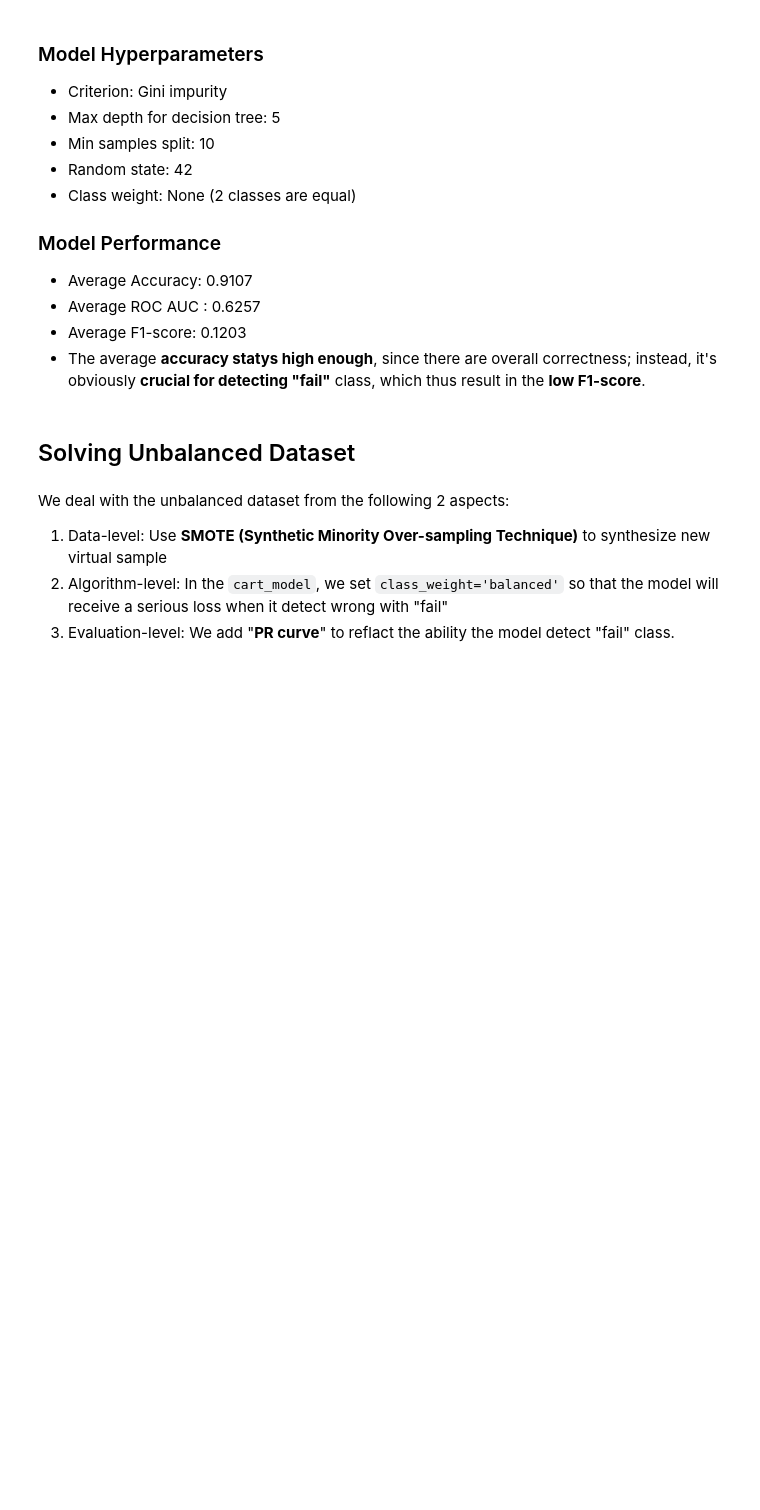
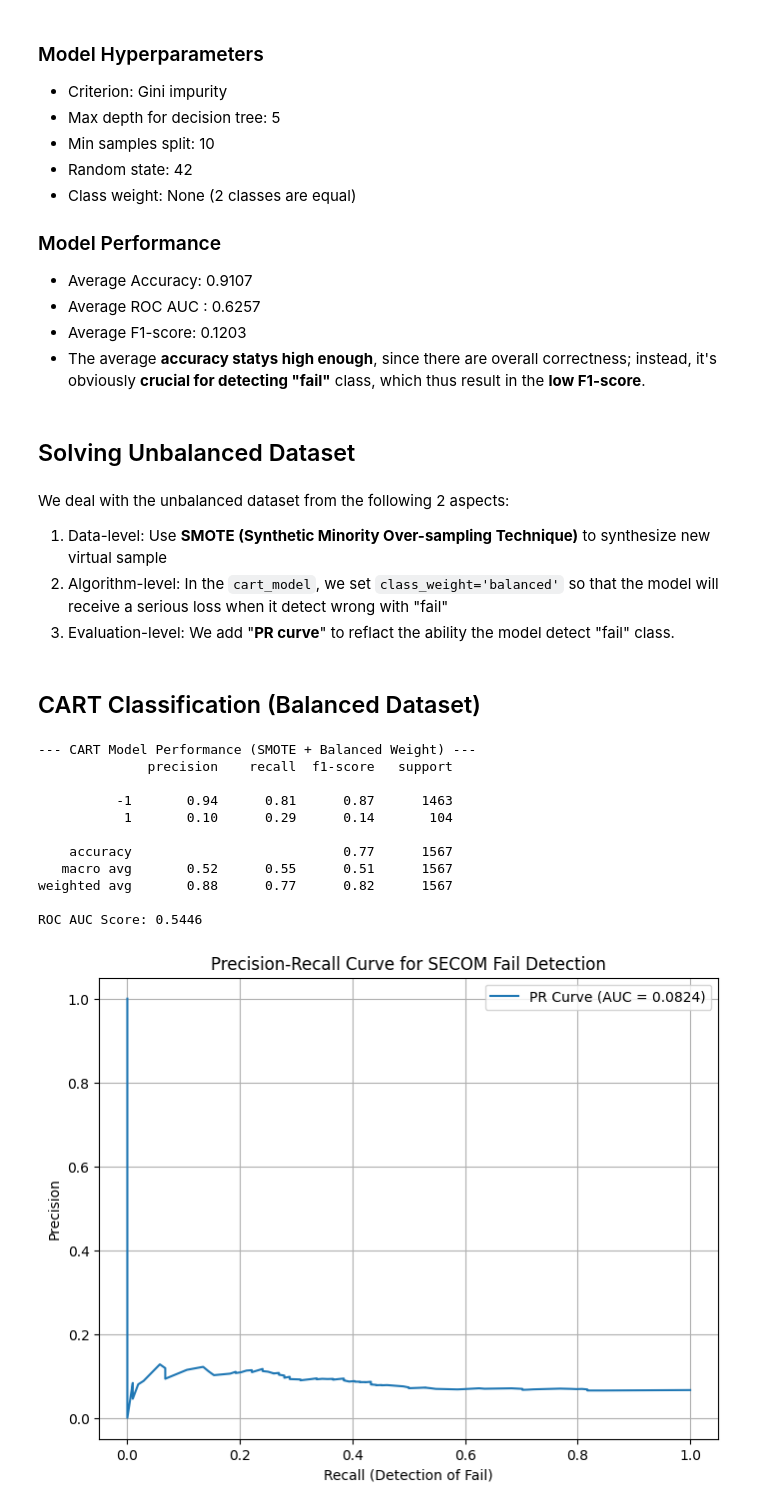
Before and after one commit to XuanWeiWang-999/1142MDS_Project_313652018_Xuan-Wei-Wang, a Jupyter notebook: Assignment02/Assignmnet 02.ipynb, the cells around one changed output. Drawn from its saved outputs; the diff is of its cells as text; code cells hidden in the pictures; blank space fills up the shorter version.

```diff
--- a/Assignment02/Assignmnet 02.ipynb
+++ b/Assignment02/Assignmnet 02.ipynb
@@ -207,3 +207,5 @@ We deal with the unbalanced dataset from the following 2 aspects:
 1. Data-level: Use **SMOTE (Synthetic Minority Over-sampling Technique)** to synthesize new virtual sample
 2. Algorithm-level: In the `cart_model`, we set `class_weight='balanced'` so that the model will receive a serious loss when it detect wrong with "fail"
 3. Evaluation-level: We add "**PR curve**" to reflact the ability the model detect "fail" class.
+# %% [markdown]
+## CART Classification (Balanced Dataset)
@@ -209,0 +214,63 @@ We deal with the unbalanced dataset from the following 2 aspects:
+# %%
+from imblearn.over_sampling import SMOTE
+from imblearn.pipeline import Pipeline as imbpipeline
+from sklearn.tree import DecisionTreeClassifier
+from sklearn.model_selection import cross_val_predict, StratifiedKFold
+from sklearn.metrics import classification_report, roc_auc_score, precision_recall_curve, auc
+import matplotlib.pyplot as plt
+
+# 1. 初始化基礎 CART 模型，加入類別權重調整 (Algorithm-level)
+# class_weight='balanced' 會自動根據類別頻率反向調整權重
+cart_model_balanced = DecisionTreeClassifier(
+    criterion='gini',
+    max_depth=5,
+    min_samples_split=10,
+    class_weight='balanced',
+    random_state=42
+)
+
+# 2. 建立 Pipeline 整合 SMOTE (Data-level)
+# 這樣可以確保 Cross Validation 每一折中，SMOTE 只對訓練 Fold 生效
+pipeline = imbpipeline(steps=[
+    ('smote', SMOTE(random_state=42)),
+    ('classifier', cart_model_balanced)
+])
+
+# 設定 10-fold CV
+cv = StratifiedKFold(n_splits=10, shuffle=True, random_state=42)
+
+# 3. 執行交叉驗證並取得預測機率，用以繪製 PR Curve (Evaluation-level)
+# 我們需要機率值 (proba) 來計算 PR AUC
+y_probs = cross_val_predict(pipeline, x, y, cv=cv, method='predict_proba')[:, 1]
+y_pred = cross_val_predict(pipeline, x, y, cv=cv)
+
+# 4. 計算並印出各項績效指標
+print("--- CART Model Performance (SMOTE + Balanced Weight) ---")
+print(classification_report(y, y_pred))
+print(f"ROC AUC Score: {roc_auc_score(y, y_probs):.4f}")
+
+# 5. 繪製 Precision-Recall Curve
+precision, recall, _ = precision_recall_curve(y, y_probs, pos_label=1)
+pr_auc = auc(recall, precision)
+
+plt.figure(figsize=(8, 6))
+plt.plot(recall, precision, label=f'PR Curve (AUC = {pr_auc:.4f})')
+plt.xlabel('Recall (Detection of Fail)')
+plt.ylabel('Precision')
+plt.title('Precision-Recall Curve for SECOM Fail Detection')
+plt.legend()
+plt.grid(True)
+plt.show()
+# %% [output]
+--- CART Model Performance (SMOTE + Balanced Weight) ---
+              precision    recall  f1-score   support
+
+          -1       0.94      0.81      0.87      1463
+           1       0.10      0.29      0.14       104
+
+    accuracy                           0.77      1567
+   macro avg       0.52      0.55      0.51      1567
+weighted avg       0.88      0.77      0.82      1567
+
+ROC AUC Score: 0.5446
+[figure, added]
```
Also changed, not shown: parts of 6 cells of this notebook.
